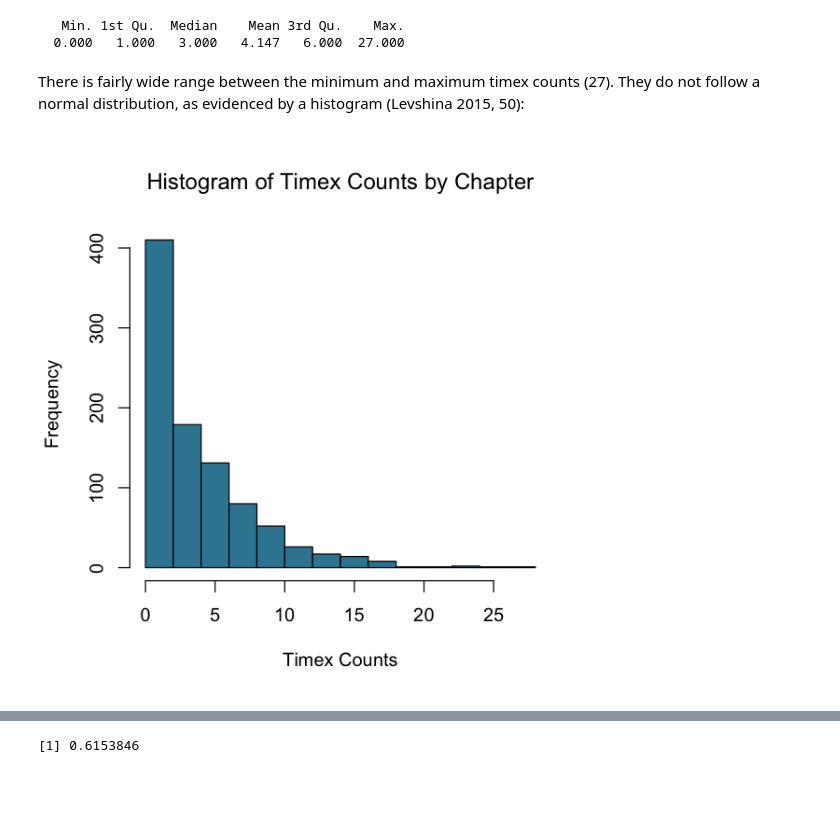
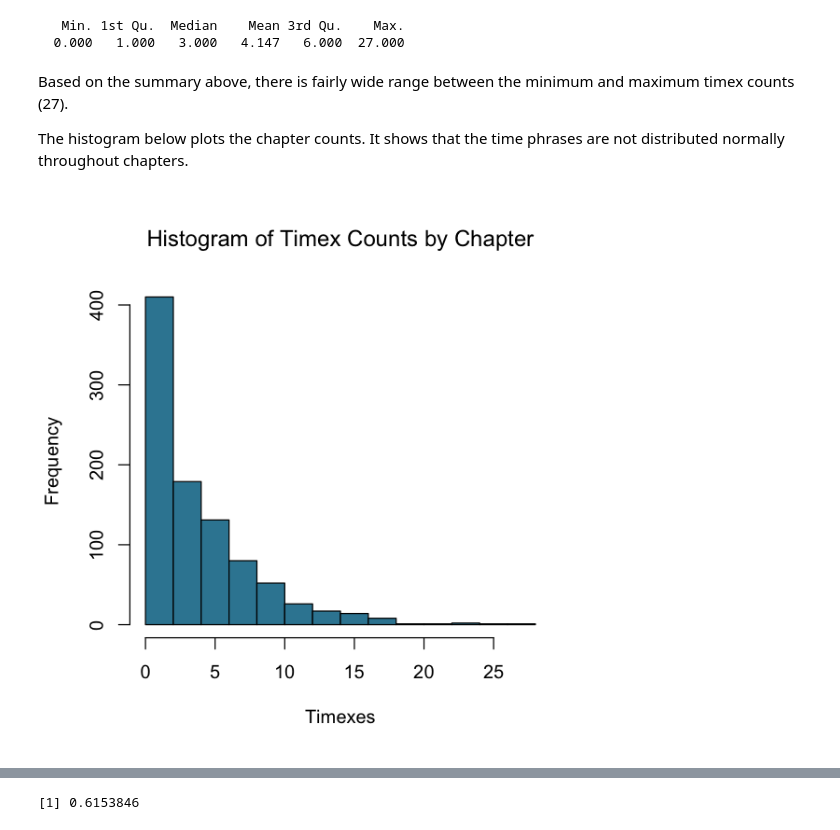
Before and after one commit to codykingham/Verb_in_Biblical_Hebrew, a Jupyter notebook: data_analysis/time_phrase_analysis.ipynb, the cells around one changed output, grey strips where cells are left out. Saved outputs shown, nothing was run; the diff lists cells and outputs as text; code cells hidden in the pictures; blank space fills up the shorter version.

```diff
--- a/data_analysis/time_phrase_analysis.ipynb
+++ b/data_analysis/time_phrase_analysis.ipynb
@@ -186,13 +187,15 @@ sample:
 summary:
    Min. 1st Qu.  Median    Mean 3rd Qu.    Max.
   0.000   1.000   3.000   4.147   6.000  27.000
-# %% [markdown]
-There is fairly wide range between the minimum and maximum timex counts (27). They do not follow a normal distribution, as evidenced by a histogram (Levshina 2015, 50):
+# %% [markdown]
+Based on the summary above, there is fairly wide range between the minimum and maximum timex counts (27).
+
+The histogram below plots the chapter counts. It shows that the time phrases are not distributed normally throughout chapters.
 # %%
 hist(tp.chapter$counts,
      main='Histogram of Timex Counts by Chapter',
      col=pretty_blue,
-     xlab='Timex Counts'
+     xlab='Timexes'
     )
 # %% [output]
-[figure, old version]
+[figure, new version]
```
Also changed, not shown: parts of 62 cells of this notebook.
